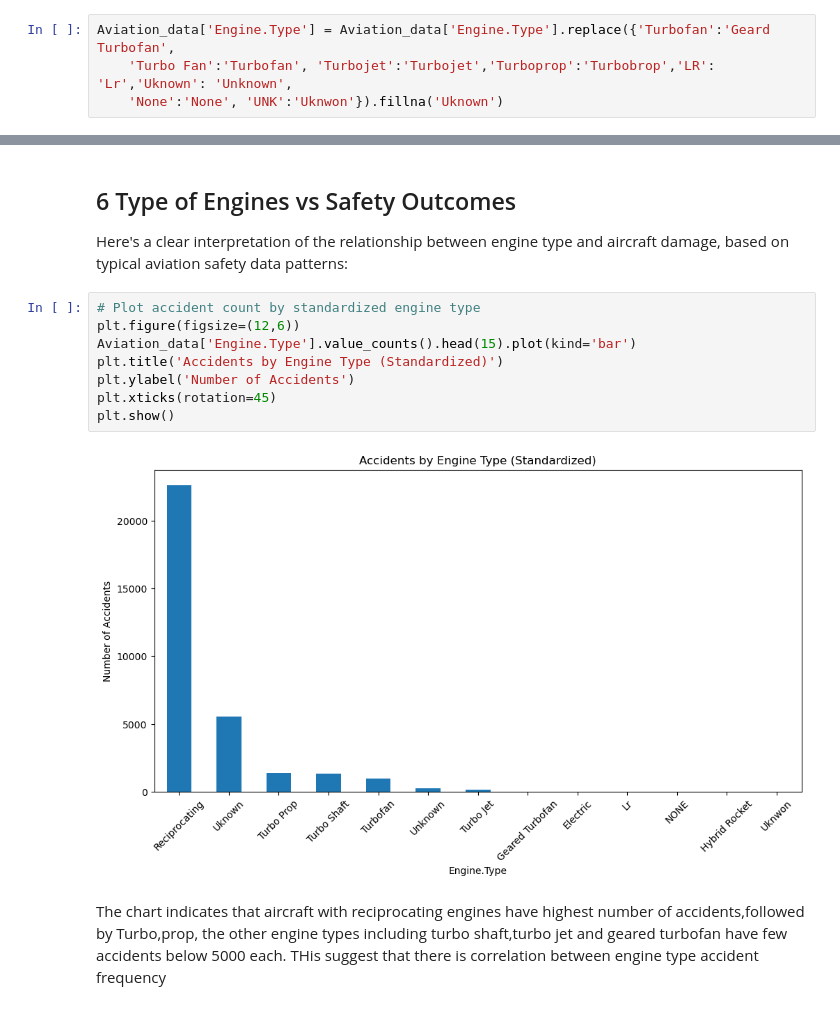
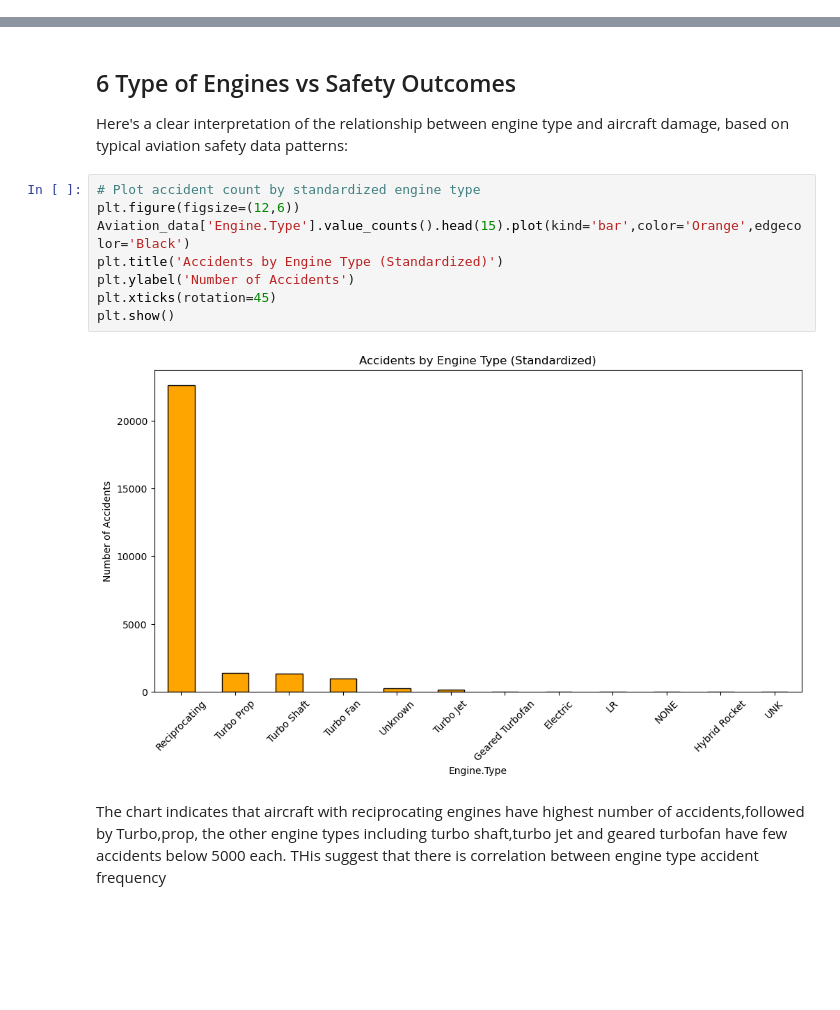
Before and after one commit to Mathews-Odongo/dsc-phase-1-project-v3, a Jupyter notebook: student.ipynb, the cells around one changed output, grey strips where cells are left out. Drawn from its saved outputs; the diff is of its cells as text; blank space fills up the shorter version.

```diff
--- a/student.ipynb
+++ b/student.ipynb
@@ -155,10 +155,6 @@ Aviation_data["Make"] = Aviation_data["Make"].replace({"CESSNA": "Cessna","BOEIN
 # %%
 Aviation_data['Damage.Category'] = Aviation_data['Aircraft.damage'].str.upper().str.strip().replace({
     'DESTROYED': 'DESTROYED','SUBSTANTIAL': 'SUBSTANTIAL','MINOR': 'MINOR','NONE': 'NONE'}).fillna('UNKNOWN')
-# %%
-Aviation_data['Engine.Type'] = Aviation_data['Engine.Type'].replace({'Turbofan':'Geard Turbofan',
-    'Turbo Fan':'Turbofan', 'Turbojet':'Turbojet','Turboprop':'Turbobrop','LR': 'Lr','Uknown': 'Unknown',
-    'None':'None', 'UNK':'Uknwon'}).fillna('Uknown')
 # %%
 Aviation_data.value_counts()
 # %% [output]
@@ -210,13 +206,13 @@ Here's a clear interpretation of the relationship between engine type and aircra
 # %%
 # Plot accident count by standardized engine type
 plt.figure(figsize=(12,6))
-Aviation_data['Engine.Type'].value_counts().head(15).plot(kind='bar')
+Aviation_data['Engine.Type'].value_counts().head(15).plot(kind='bar',color='Orange',edgecolor='Black')
 plt.title('Accidents by Engine Type (Standardized)')
 plt.ylabel('Number of Accidents')
 plt.xticks(rotation=45)
 plt.show()
 # %% [output]
-[figure, old version]
+[figure, new version]
 # %% [markdown]
 The chart indicates that aircraft with reciprocating engines have highest number of accidents,followed by Turbo,prop, the other engine types including turbo shaft,turbo jet and geared turbofan have few accidents below 5000 each. THis suggest that there is correlation between engine type accident frequency
 # %%
```
Also changed, not shown: parts of 3 cells of this notebook, 2 other files.
